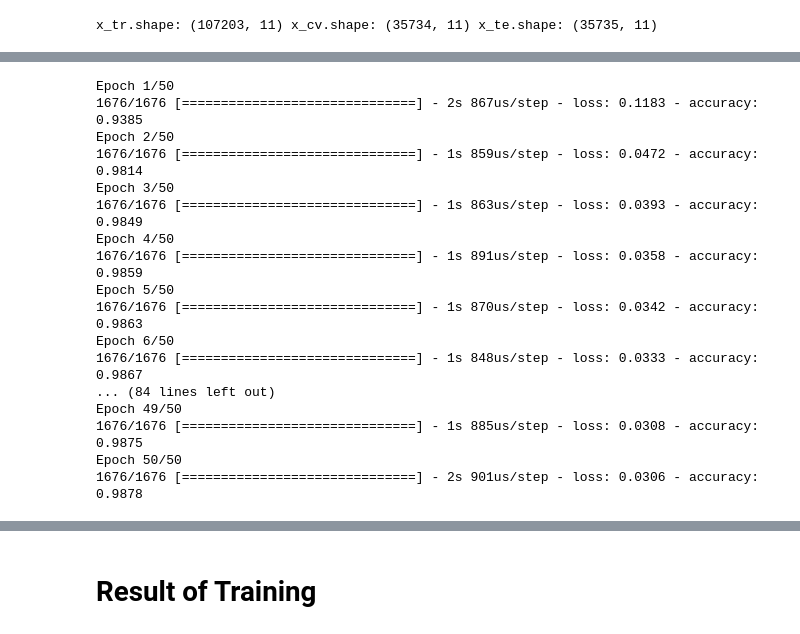
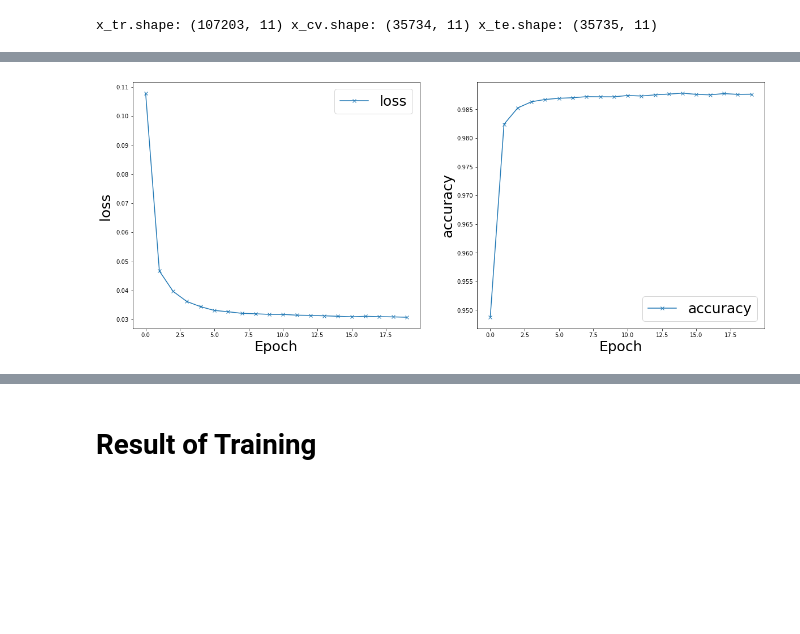
Before and after one commit to LordHao/Machine-Learning, a Jupyter notebook: Singal_classifier/signal_classification.ipynb, the cells around one changed output, grey strips where cells are left out. Drawn from its saved outputs; the diff is of its cells as text; code cells hidden in the pictures; blank space fills up the shorter version.

```diff
--- a/Singal_classifier/signal_classification.ipynb
+++ b/Singal_classifier/signal_classification.ipynb
@@ -347,24 +347,9 @@ model_D = Sequential([
 
 model_D.compile(loss = BinaryCrossentropy(from_logits=True),optimizer = Adam(5e-4),metrics=['accuracy'])
 # %%
-batch_size,epoch = 64,50
+batch_size,epoch = 64,20
 # %%
-history_A = model_A.fit(x_tr_S, y_tr, batch_size = batch_size, epochs = epoch,shuffle=True)
+history_A = model_A.fit(x_tr_S, y_tr, batch_size = batch_size, epochs = epoch,shuffle=True,verbose=0)
+plot_loss_tf(history_A)
 # %% [output]
-Epoch 1/50
-1676/1676 [==============================] - 2s 867us/step - loss: 0.1183 - accuracy: 0.9385
-Epoch 2/50
-1676/1676 [==============================] - 1s 859us/step - loss: 0.0472 - accuracy: 0.9814
-Epoch 3/50
-1676/1676 [==============================] - 1s 863us/step - loss: 0.0393 - accuracy: 0.9849
-Epoch 4/50
-1676/1676 [==============================] - 1s 891us/step - loss: 0.0358 - accuracy: 0.9859
-Epoch 5/50
-1676/1676 [==============================] - 1s 870us/step - loss: 0.0342 - accuracy: 0.9863
-Epoch 6/50
-1676/1676 [==============================] - 1s 848us/step - loss: 0.0333 - accuracy: 0.9867
-... (84 lines left out)
-Epoch 49/50
-1676/1676 [==============================] - 1s 885us/step - loss: 0.0308 - accuracy: 0.9875
-Epoch 50/50
-1676/1676 [==============================] - 2s 901us/step - loss: 0.0306 - accuracy: 0.9878
+[figure, added]
```
Also changed, not shown: parts of 26 cells of this notebook.
